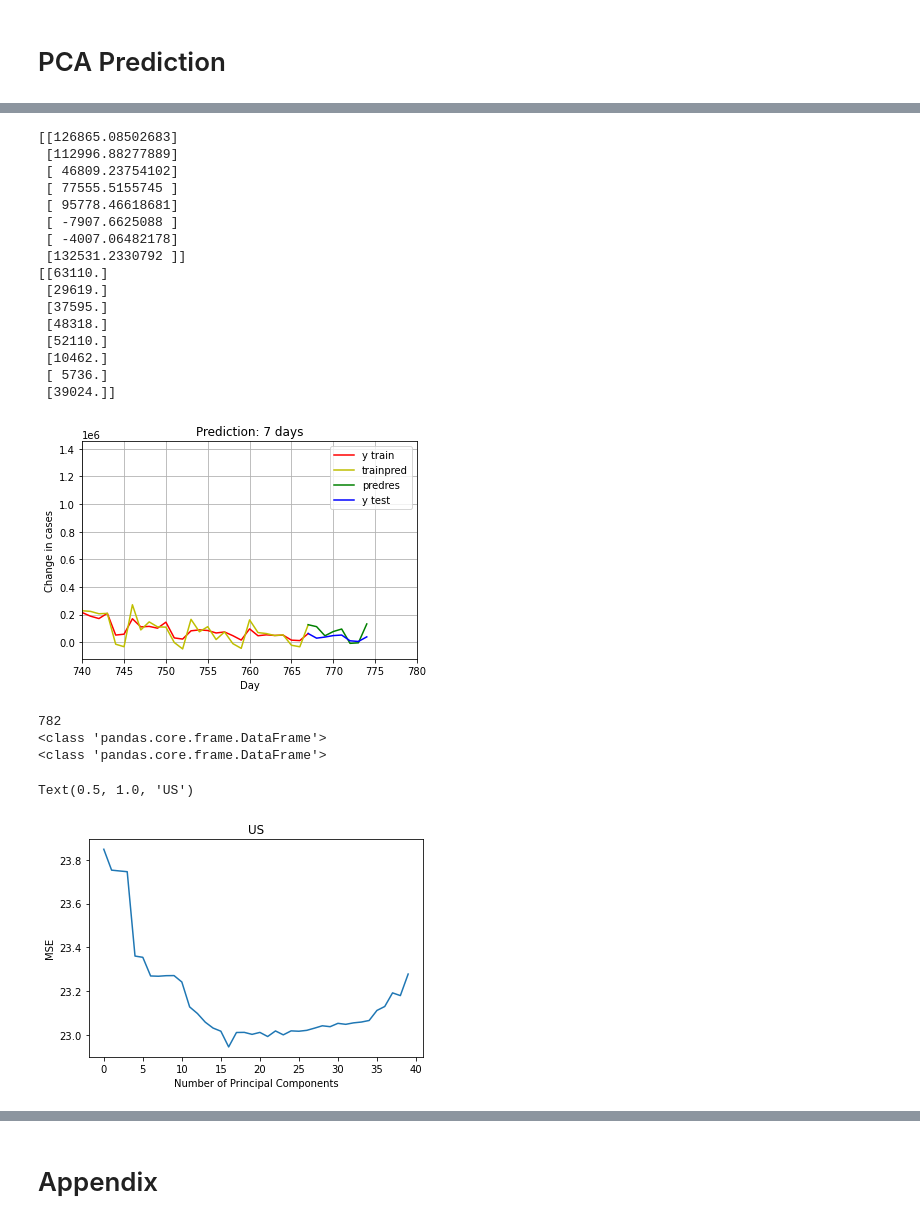
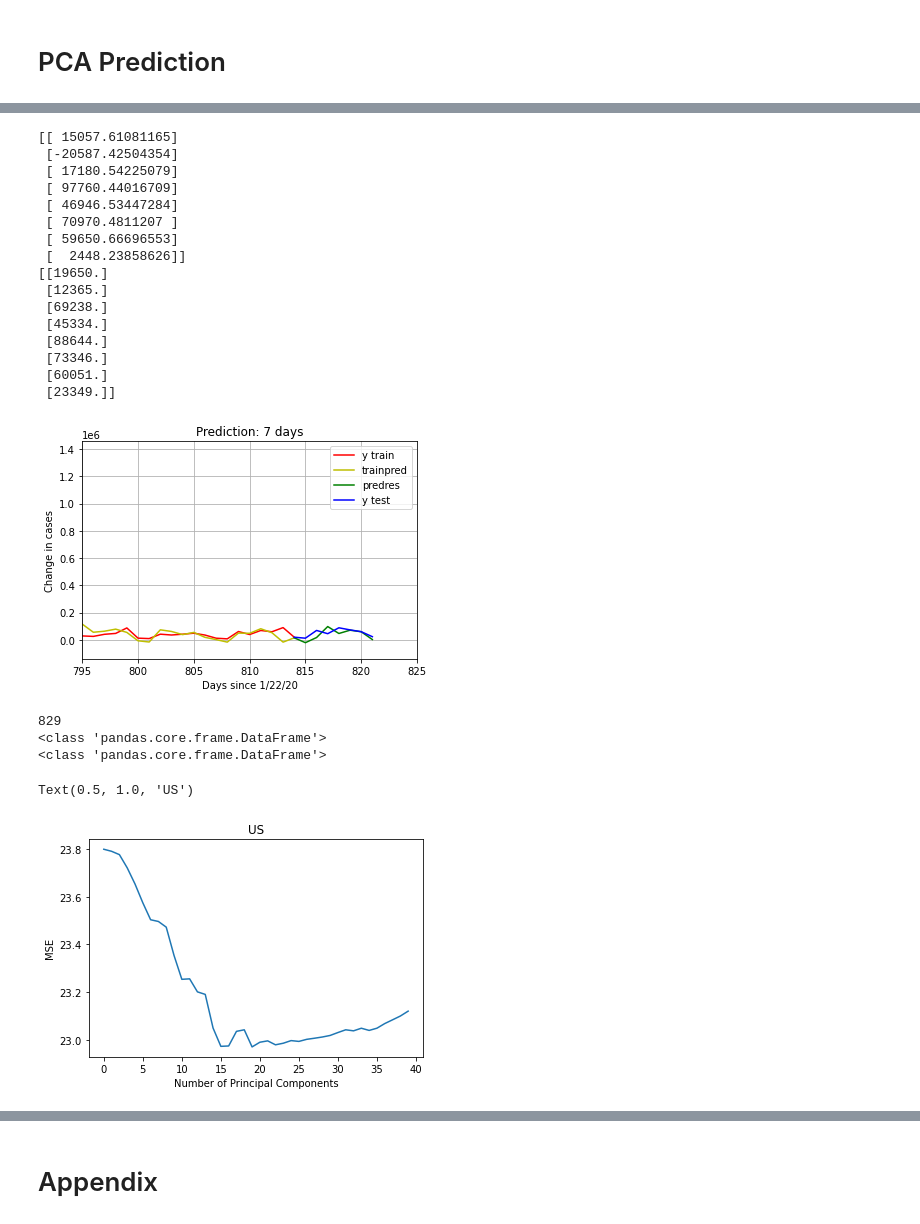
Before and after one commit to april864/COVID-19-Prediction, a Jupyter notebook: covid/pcaadjustable-uptodatecorrect.ipynb, the cells around one changed output, grey strips where cells are left out. Drawn from its saved outputs; the diff is of its cells as text; code cells hidden in the pictures.

```diff
--- a/covid/pcaadjustable-uptodatecorrect.ipynb
+++ b/covid/pcaadjustable-uptodatecorrect.ipynb
@@ -22,7 +23,7 @@ from sklearn.metrics import mean_squared_error
 ssl._create_default_https_context = ssl._create_unverified_context
 Datagrep=pd.read_csv('https://raw.githubusercontent.com/CSSEGISandData/COVID-19/master/csse_covid_19_data/csse_covid_19_time_series/time_series_covid19_confirmed_global.csv')
 # %%
-#Datagrep=Datagrep.iloc[:,0:755]
+Datagrep=Datagrep.iloc[:,0:834]
 # %% [markdown]
 # Transform Data
 # %%
@@ -297,9 +304,8 @@ print(score)
 # %%
 regr = LinearRegression()
-regr.fit(X_reduced[:,:30], y)
+regr.fit(X_reduced[:,:31], y)
 
-#calculate RMSE
-pred = regr.predict(X_reduced[:,:30])
+pred = regr.predict(X_reduced[:,:31])
 # %%
 plt.plot(y)
 plt.plot(pred)
@@ -471,7 +480,6 @@ print(score)
 # %%
 regr = LinearRegression()
-regr.fit(X_trainreduced[:,:20], y_train)
+regr.fit(X_trainreduced[:,:19], y_train)
 
-#calculate RMSE
-trainpred = regr.predict(X_trainreduced[:,:20])
+trainpred = regr.predict(X_trainreduced[:,:19])
 # %%
@@ -485,42 +494,43 @@ plt.show()
 # %%
-predres = regr.predict(X_testreduced[:,:20])
+predres = regr.predict(X_testreduced[:,:19])
 print(predres)
 print(y_test)
 # %% [output]
-[[126865.08502683]
- [112996.88277889]
- [ 46809.23754102]
- [ 77555.5155745 ]
- [ 95778.46618681]
- [ -7907.6625088 ]
- [ -4007.06482178]
- [132531.2330792 ]]
-[[63110.]
- [29619.]
- [37595.]
- [48318.]
- [52110.]
- [10462.]
- [ 5736.]
- [39024.]]
+[[ 15057.61081165]
+ [-20587.42504354]
+ [ 17180.54225079]
+ [ 97760.44016709]
+ [ 46946.53447284]
+ [ 70970.4811207 ]
+ [ 59650.66696553]
+ [  2448.23858626]]
+[[19650.]
+ [12365.]
+ [69238.]
+ [45334.]
+ [88644.]
+ [73346.]
+ [60051.]
+ [23349.]]
 # %%
 asx=np.linspace(len(yall)-lag-lag-1,len(yall)-1-lag,lag+1)
 # %%
 plt.plot(y_train, "-r", label='y train')
 plt.plot(trainpred, "-y", label='trainpred')
 plt.plot(asx,predres, "-g", label='predres')
 plt.plot(asx,y_test, "-b", label='y test')
 plt.legend(('y train','trainpred', 'predres', 'y test'))
 plt.legend(loc = "upper right")
 plt.title("Prediction: 7 days")
-plt.xlabel("Day")
+plt.xlabel("Days since 1/22/20")
 plt.ylabel("Change in cases")
-plt.xlim(740, 780)
+plt.xlim(795, 825)
 plt.grid()
 plt.show()
 # %% [output]
-[figure, old version]
+[figure, new version]
 # %%
+# shift data 30 days
 lag=30
 X_shift=X
 y_shift=y.shift(periods=-lag)
@@ -528,7 +538,7 @@ print(len(y_shift))
 print(type(y))
 print(type(y_shift))
 # %% [output]
-782
+829
 <class 'pandas.core.frame.DataFrame'>
 <class 'pandas.core.frame.DataFrame'>
 # %%
@@ -570,6 +580,6 @@ plt.ylabel('MSE')
 plt.title('US')
 # %% [output]
 Text(0.5, 1.0, 'US')
-[figure, old version]
+[figure, new version]
 # %%
 score = -1*model_selection.cross_val_score(regr,
```
Also changed, not shown: parts of 37 cells of this notebook, 2 other files.
